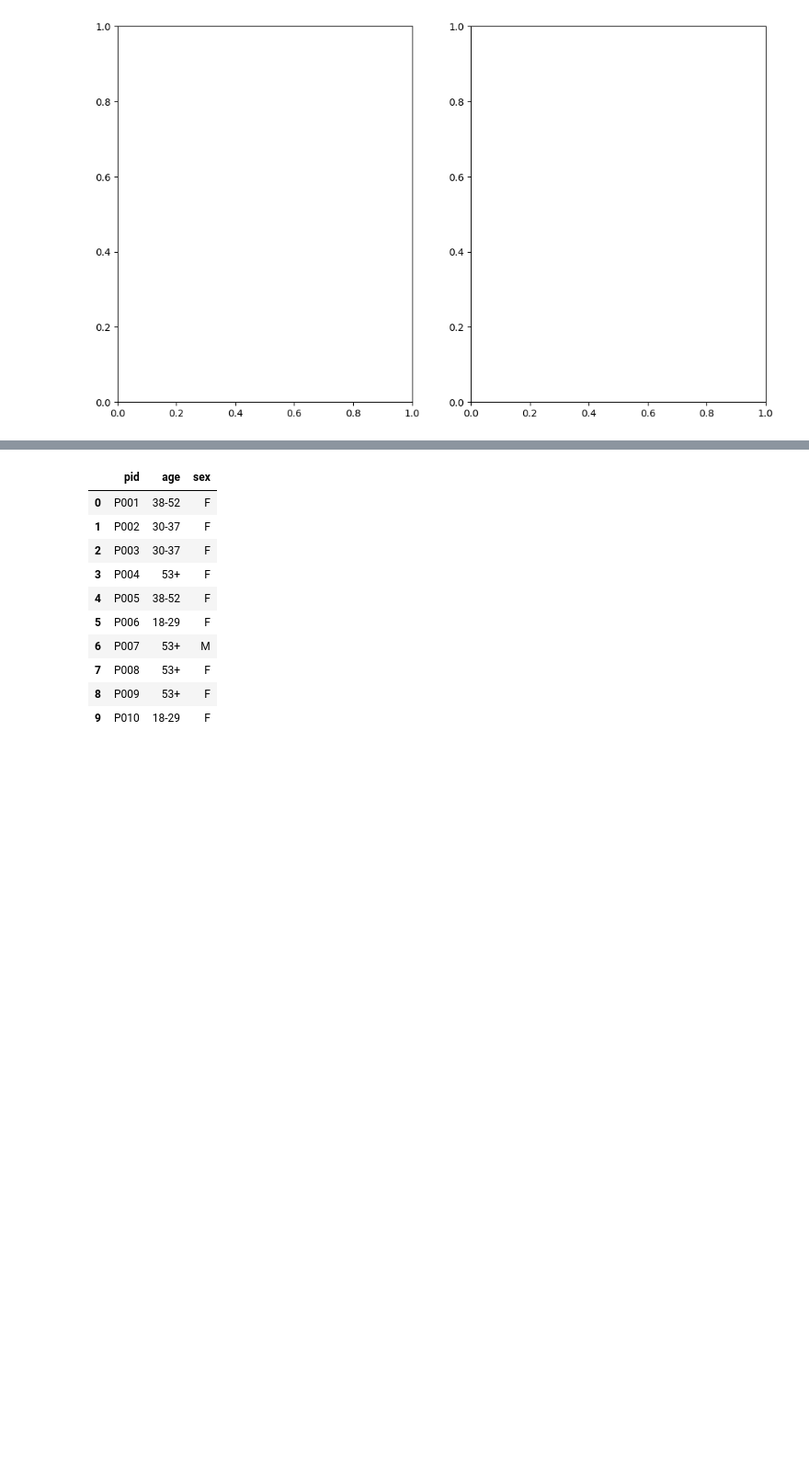
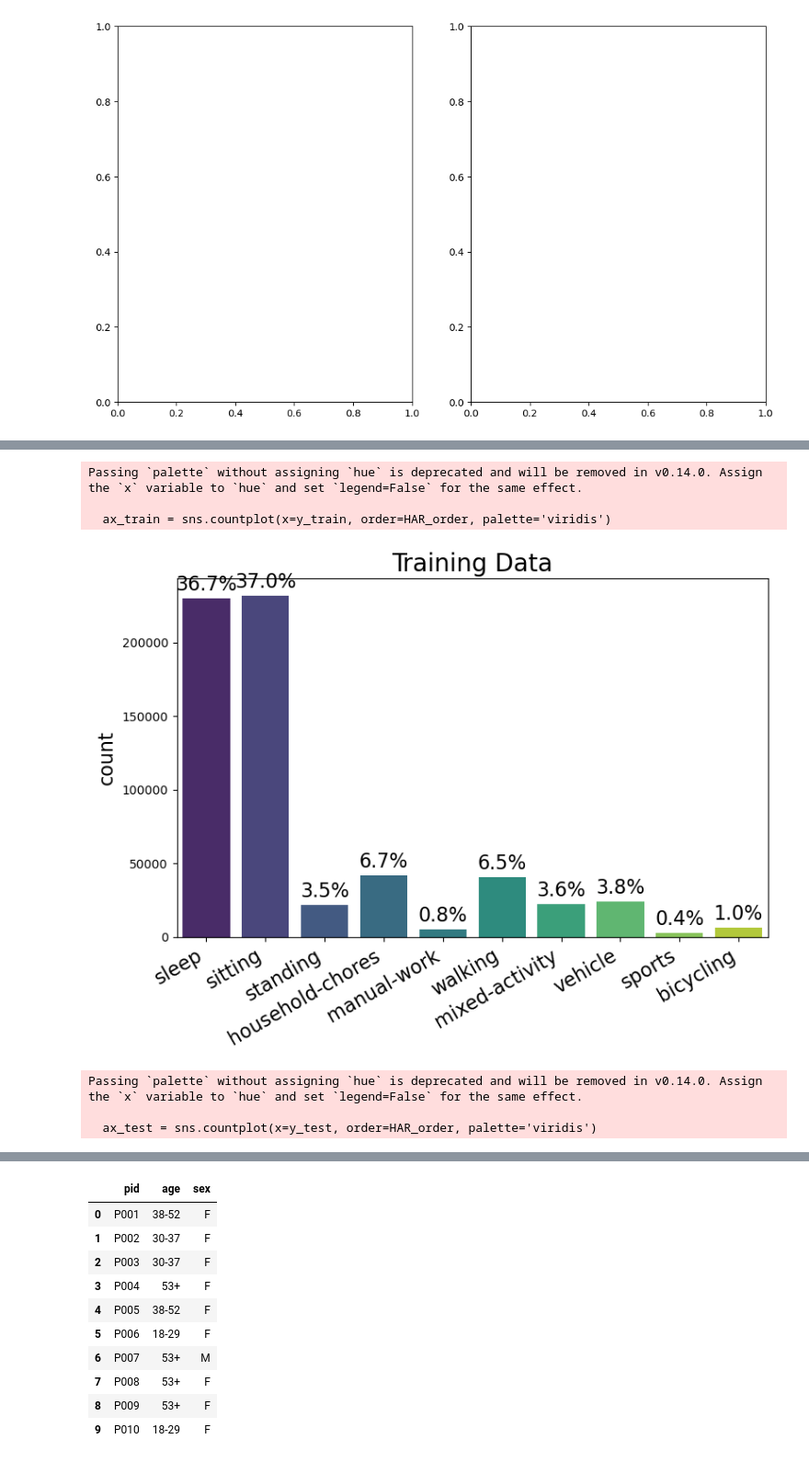
Before and after one commit to finlayscheib/capture24, a Jupyter notebook: Benchmark.ipynb, the cells around one changed output, grey strips where cells are left out. Shown at 92% size. Drawn from its saved outputs; the diff is of its cells as text; code cells hidden in the pictures; blank space fills up the shorter version.

```diff
--- a/Benchmark.ipynb
+++ b/Benchmark.ipynb
@@ -233,0 +221,58 @@ plt.show()
+# %%
+
+plt.figure(figsize=(8, 6))
+ax_train = sns.countplot(x=y_train, order=HAR_order, palette='viridis')
+plt.title('Training Data', fontsize = 20)
+plt.xticks(rotation = 30, ha = 'right', fontsize = 16)
+plt.ylabel('count', fontsize = 16)
+
+total_train = len(y_train)
+
+for p in ax_train.patches:
+    height = p.get_height()
+    if height > 0:
+        percentage = f'{100 * height / total_train:.1f}%'
+
+        ax_train.annotate(percentage,
+                          (p.get_x() + p.get_width() / 2., height),
+                          ha='center',
+                          va='bottom',
+                          fontsize=16,
+                          color='black',
+                          xytext=(0, 3), # Nudges the text 3 points higher so it doesn't overlap the bar
+                          textcoords='offset points')
+
+plt.tight_layout()
+plt.show()
+
+plt.figure(figsize=(8, 6))
+ax_test = sns.countplot(x=y_test, order=HAR_order, palette='viridis')
+plt.title('Test Data', fontsize = 20)
+plt.xticks(rotation = 30, ha = 'right', fontsize = 16)
+plt.ylabel('count', fontsize = 16)
+total_test = len(y_test)
+
+for p in ax_test.patches:
+    height = p.get_height()
+    if height > 0:
+        percentage = f'{100 * height / total_test:.1f}%'
+
+        ax_test.annotate(percentage,
+                         (p.get_x() + p.get_width() / 2., height),
+                         ha='center',
+                         va='bottom',
+                         fontsize=16,
+                         color='black',
+                         xytext=(0, 3),
+                         textcoords='offset points')
+
+plt.tight_layout()
+plt.show()
+# %% [output]
+Passing `palette` without assigning `hue` is deprecated and will be removed in v0.14.0. Assign the `x` variable to `hue` and set `legend=False` for the same effect.
+
+  ax_train = sns.countplot(x=y_train, order=HAR_order, palette='viridis')
+[figure, added]
+Passing `palette` without assigning `hue` is deprecated and will be removed in v0.14.0. Assign the `x` variable to `hue` and set `legend=False` for the same effect.
+
+  ax_test = sns.countplot(x=y_test, order=HAR_order, palette='viridis')
```
Also changed, not shown: parts of 6 cells of this notebook, 1 other file.
